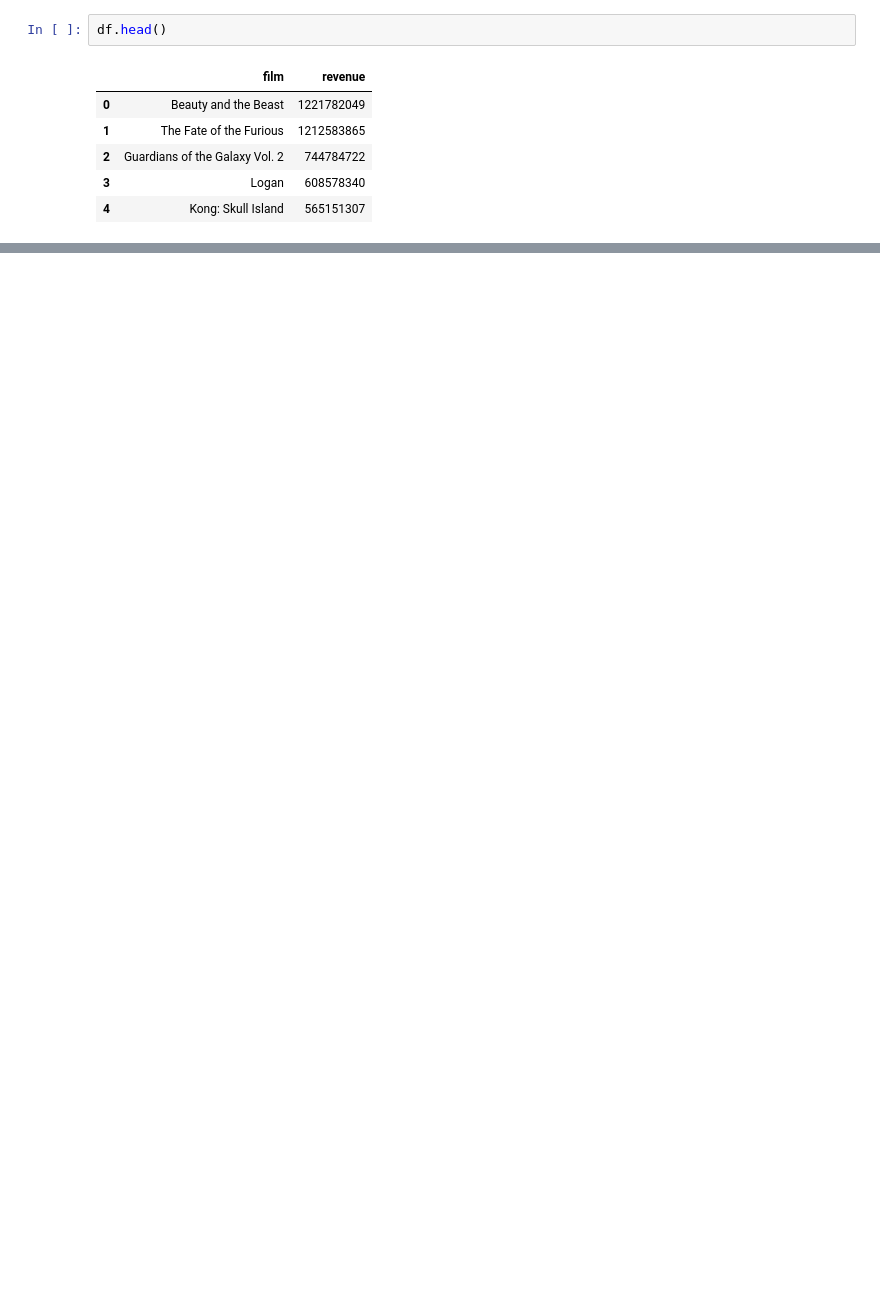
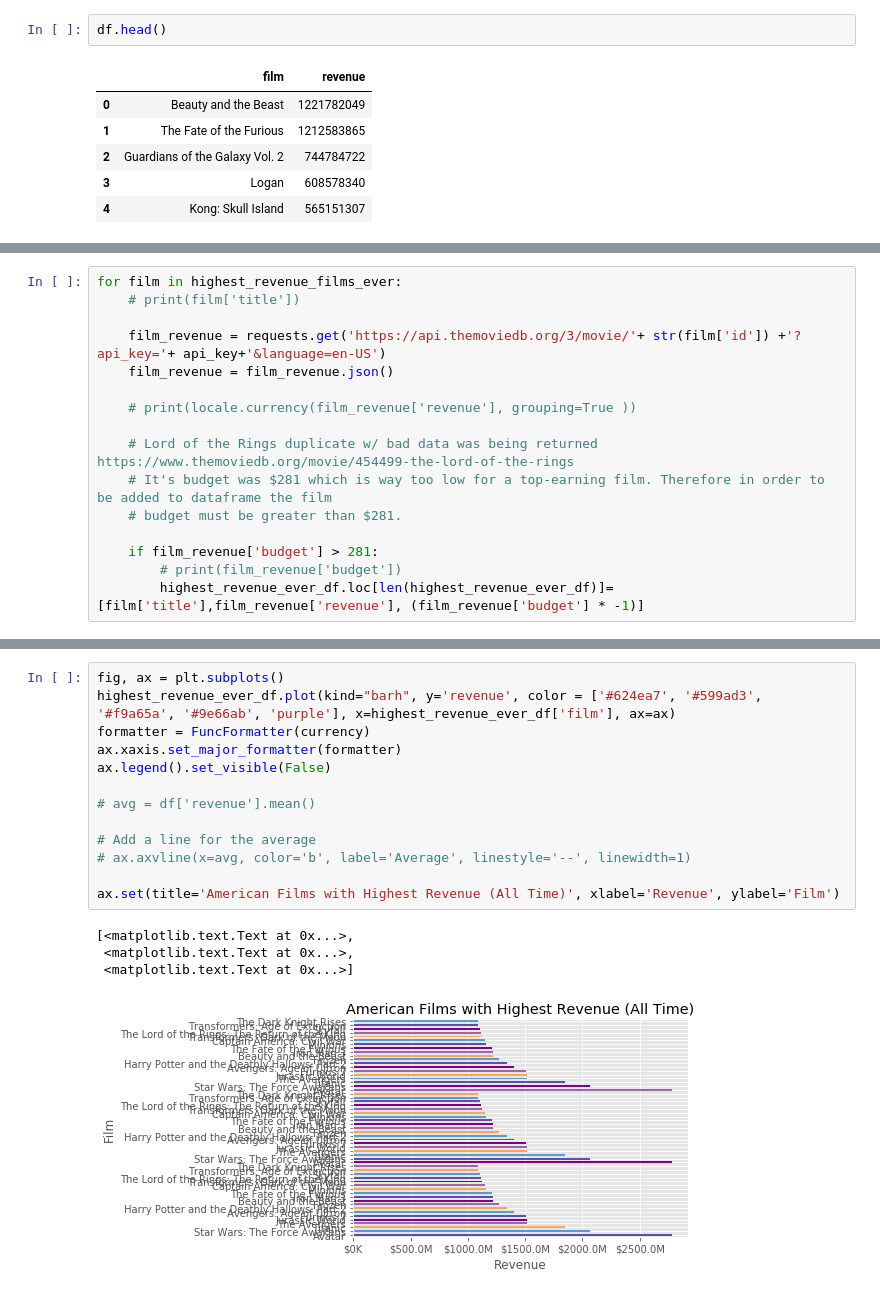
Before and after one commit to M0nica/datalogues-outdated, a Jupyter notebook: content/posts/tmdb-api.ipynb, the cells around one changed output, grey strips where cells are left out. Drawn from its saved outputs; the diff is of its cells as text; blank space fills up the shorter version.

```diff
--- a/content/posts/tmdb-api.ipynb
+++ b/content/posts/tmdb-api.ipynb
@@ -127,0 +94,16 @@ highest_revenue_films
+# %%
+for film in highest_revenue_films_ever:
+    # print(film['title'])
+
+    film_revenue = requests.get('https://api.themoviedb.org/3/movie/'+ str(film['id']) +'?api_key='+ api_key+'&language=en-US')
+    film_revenue = film_revenue.json()
+
+    # print(locale.currency(film_revenue['revenue'], grouping=True ))
+
+    # Lord of the Rings duplicate w/ bad data was being returned  https://www.themoviedb.org/movie/454499-the-lord-of-the-rings
+    # It's budget was $281 which is way too low for a top-earning film. Therefore in order to be added to dataframe the film
+    # budget must be greater than $281.
+
+    if film_revenue['budget'] > 281:
+        # print(film_revenue['budget'])
+        highest_revenue_ever_df.loc[len(highest_revenue_ever_df)]=[film['title'],film_revenue['revenue'], (film_revenue['budget'] * -1)]
@@ -127,0 +119,18 @@ highest_revenue_films
+# %%
+fig, ax = plt.subplots()
+highest_revenue_ever_df.plot(kind="barh", y='revenue', color = ['#624ea7', '#599ad3', '#f9a65a', '#9e66ab', 'purple'], x=highest_revenue_ever_df['film'], ax=ax)
+formatter = FuncFormatter(currency)
+ax.xaxis.set_major_formatter(formatter)
+ax.legend().set_visible(False)
+
+# avg = df['revenue'].mean()
+
+# Add a line for the average
+# ax.axvline(x=avg, color='b', label='Average', linestyle='--', linewidth=1)
+
+ax.set(title='American Films with Highest Revenue (All Time)', xlabel='Revenue', ylabel='Film')
+# %% [output]
+[<matplotlib.text.Text at 0x...>,
+ <matplotlib.text.Text at 0x...>,
+ <matplotlib.text.Text at 0x...>]
+[figure, added]
```
Also changed, not shown: parts of 22 cells of this notebook, 29 other files.
